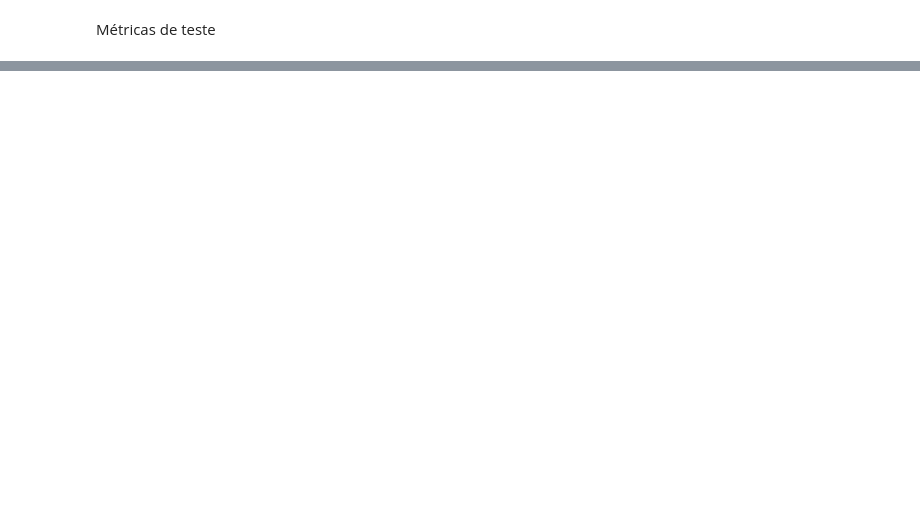
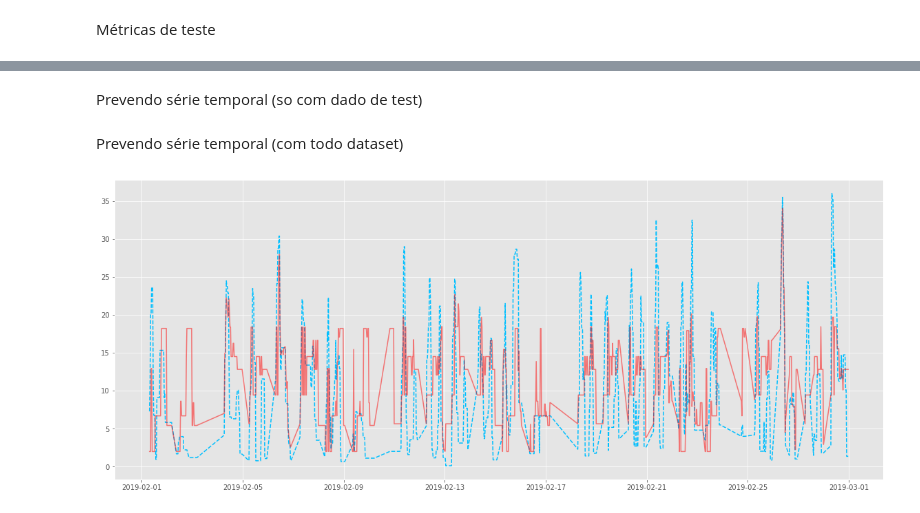
Before and after one commit to jeference/traffic-slowness-prediction, a Jupyter notebook: treina_modelo.ipynb, the cells around one changed output, grey strips where cells are left out. Cells and saved outputs as stored; diff of their text form; code cells hidden in the pictures; blank space fills up the shorter version.

```diff
--- a/treina_modelo.ipynb
+++ b/treina_modelo.ipynb
@@ -81,0 +187,25 @@ MAPE: 0.44
+# %% [markdown]
+Prevendo série temporal (so com dado de test)
+# %% [markdown]
+Prevendo série temporal (com todo dataset)
+# %%
+#model = RandomForestRegressor()
+#model.fit(X,y)
+#corredor = 'Marginal Tietê'
+corredor = 'Marginal Pinheiros'
+
+start_date = pd.to_datetime('2019-02-01 07:30:00')
+end_date = pd.to_datetime('2019-02-28 23:59:00')
+x_test_corredor = data.copy()
+x_test_corredor = x_test_corredor[(x_test_corredor['corredor']==corredor) & (x_test_corredor['data_medicao']>=start_date) & (x_test_corredor['data_medicao']<=end_date)].sort_values('data_medicao')
+x_test_corredor = x_test_corredor.set_index(['data_medicao','corredor'])
+y_test_corredor = x_test_corredor['lentidao']
+x_test_corredor = x_test_corredor.drop('lentidao', axis=1)
+y_pred_corredor = model.predict(x_test_corredor)
+# %%
+fig, ax = plt.subplots(figsize=(20,8))
+ax.plot(x_test_corredor.reset_index()['data_medicao'], y_test_corredor, linestyle='--',  c='deepskyblue')
+ax.plot(x_test_corredor.reset_index()['data_medicao'], y_pred_corredor, linestyle='-', c='r', alpha=0.5)
+plt.show()
+# %% [output]
+[figure, added]
```
Also changed, not shown: parts of 27 cells of this notebook, 2 other files.
